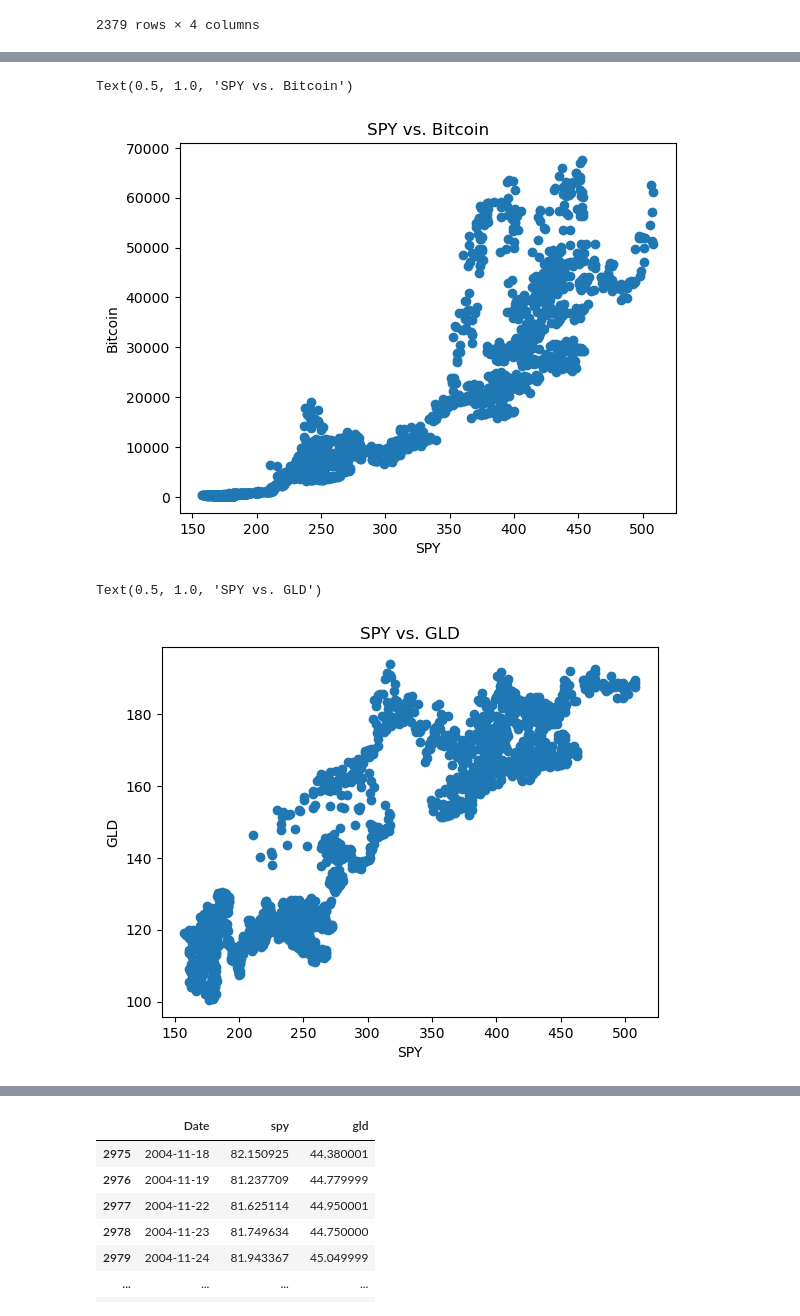
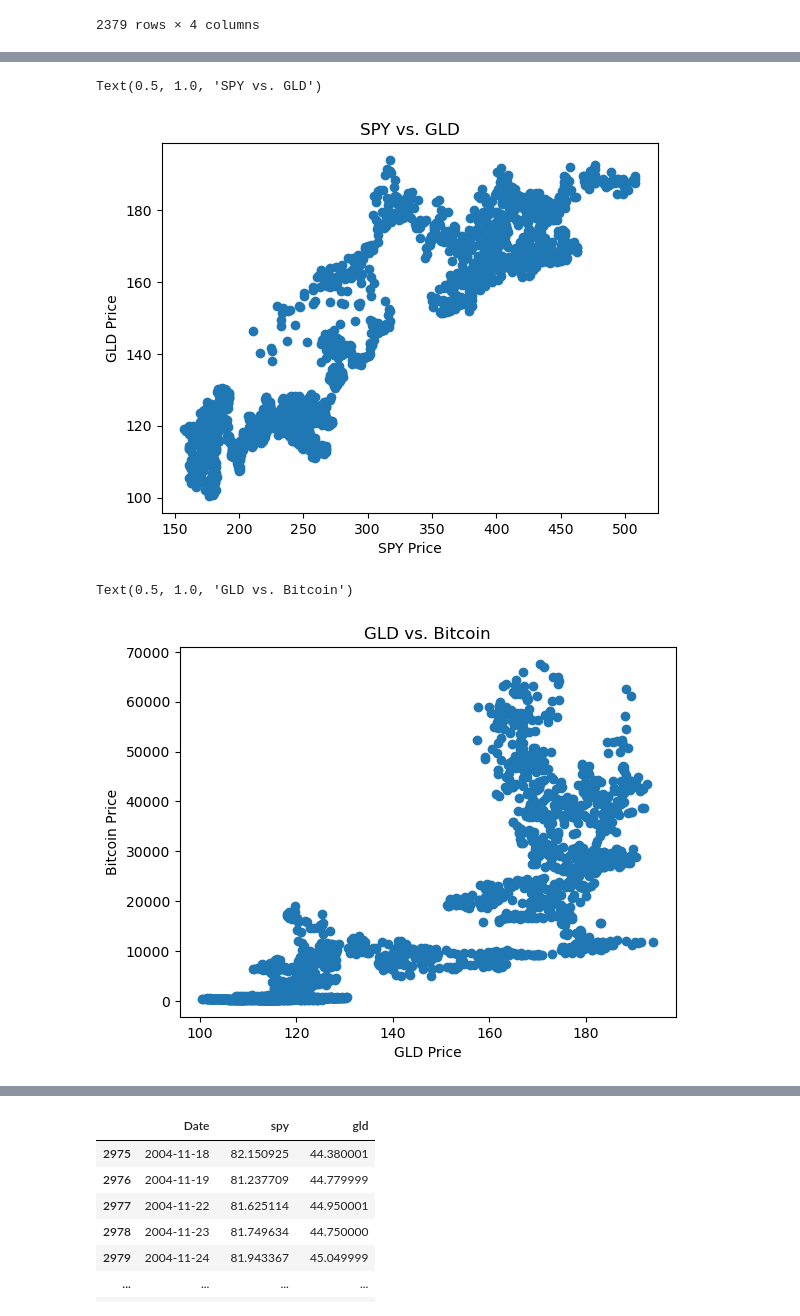
Before and after one commit to rushichokshi/Investment-Analysis, a Jupyter notebook: notebooks/spy.ipynb, the cells around one changed output, grey strips where cells are left out. Drawn from its saved outputs; the diff is of its cells as text; code cells hidden in the pictures.

```diff
--- a/notebooks/spy.ipynb
+++ b/notebooks/spy.ipynb
@@ -645,16 +685,16 @@ merged_df
 # %%
-plt.scatter(x=merged_df['spy'],y=merged_df['btc'])
-plt.xlabel('SPY')
-plt.ylabel('Bitcoin')
-plt.title('SPY vs. Bitcoin')
+plt.scatter(x=merged_df['spy'],y=merged_df['gld'])
+plt.xlabel('SPY Price')
+plt.ylabel('GLD Price')
+plt.title('SPY vs. GLD')
 # %% [output]
-Text(0.5, 1.0, 'SPY vs. Bitcoin')
+Text(0.5, 1.0, 'SPY vs. GLD')
-[figure, old version]
+[figure, new version]
 # %%
-plt.scatter(x=merged_df['spy'],y=merged_df['gld'])
-plt.xlabel('SPY')
-plt.ylabel('GLD')
-plt.title('SPY vs. GLD')
+plt.scatter(x=merged_df['gld'],y=merged_df['btc'])
+plt.xlabel('GLD Price')
+plt.ylabel('Bitcoin Price')
+plt.title('GLD vs. Bitcoin')
 # %% [output]
-Text(0.5, 1.0, 'SPY vs. GLD')
+Text(0.5, 1.0, 'GLD vs. Bitcoin')
-[figure, old version]
+[figure, new version]
```
Also changed, not shown: parts of 21 cells of this notebook, 2 other files.
